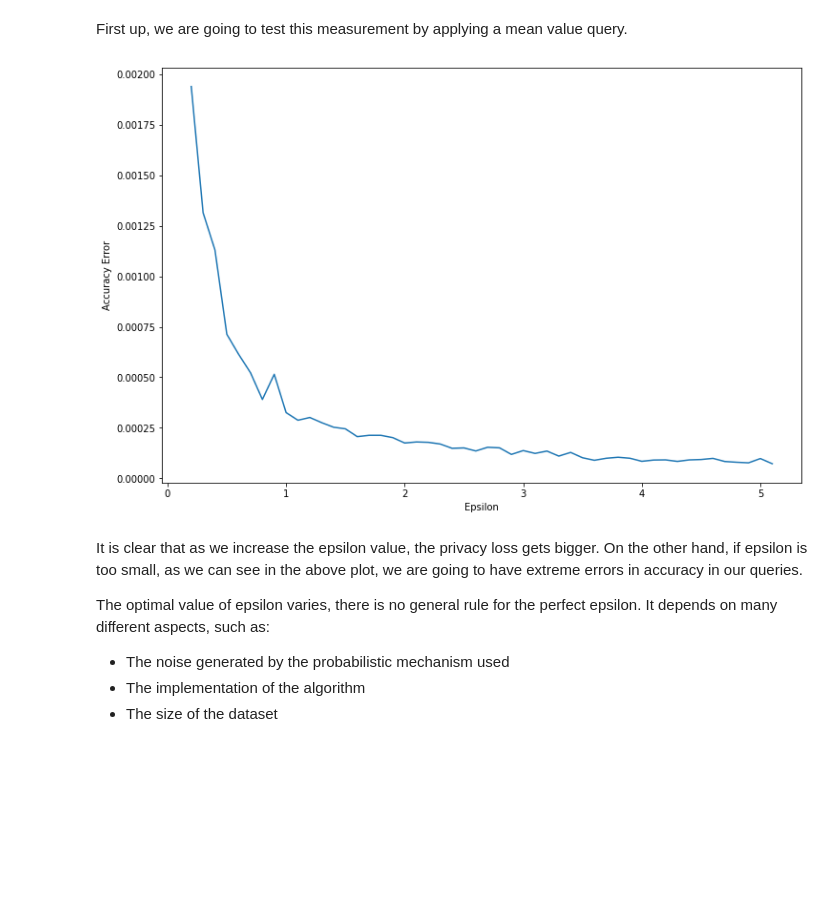
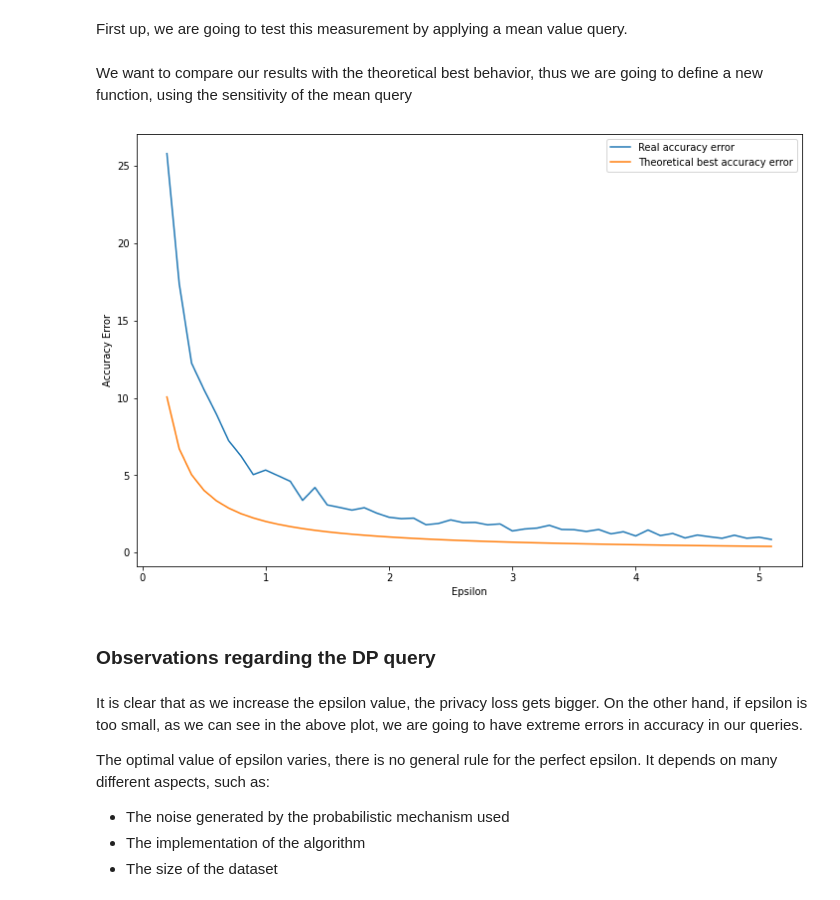
Before and after one commit to nikosgalanis/local-dp-protocols, a Jupyter notebook: ibm_lib_work/epsilon_measurements.ipynb, the cells around one changed output. Saved outputs shown, nothing was run; the diff lists cells and outputs as text; code cells hidden in the pictures; blank space fills up the shorter version.

Commit message:
Epsilon measurements possibly completed

```diff
--- a/ibm_lib_work/epsilon_measurements.ipynb
+++ b/ibm_lib_work/epsilon_measurements.ipynb
@@ -55,7 +56,7 @@ def accuracy_error(non_dp_query, dp_query, bounds, dataset, epsilon = 1):
         # result with dp. subject to change in every loop
         res_with_dp = dp_query(dataset, bounds = bounds, epsilon = epsilon)
         # absolute error of the 2 computations
-        diff = abs(res_wo_dp - res_with_dp) / res_wo_dp
+        diff = abs(res_wo_dp - res_with_dp)
         # append the error in the error list
         acc.append(diff)
     # return the mean error of our computations
@@ -62,0 +70,21 @@ def accuracy_error(non_dp_query, dp_query, bounds, dataset, epsilon = 1):
+# %%
+#compute the sensiticity of a query in a given dataset
+def sensitivity(query, df, column):
+    # only choose a small portion of the dataset to check
+    size = df[column].count() // 100
+    # keep a list of the sensitivities
+    senses = []
+    for i in range(0,size):
+        # get a random element of the dataset
+        rand_index = random.randint(0,size)
+        # run the query in the dataset
+        f_x = query(df[column])
+        # remove the selected element from the dataset
+        new_df = df.drop(df.index[rand_index])
+        # and reun the query again
+        f_y = query(new_df[column])
+        # define the sensitivity and append it to the list
+        res = abs(f_x - f_y)
+        senses.insert(0,res)
+    # the result that we want is the max of the sensitivities computed
+    return max(senses)
@@ -62,0 +93,3 @@ def accuracy_error(non_dp_query, dp_query, bounds, dataset, epsilon = 1):
+# %%
+sens = sensitivity(np.mean, df, "Average Total Payments")
+print(sens)
@@ -76,16 +112,27 @@ results = []
 for e in epsilon:
     res = accuracy_error(np.mean, dp.tools.mean, total_payment_range, df['Average Total Payments'].tolist(), epsilon = e)
     results.append(res)
+# %% [markdown]
+We want to compare our results with the theoretical best behavior, thus we are going to define a new function, using the sensitivity of the mean query
 # %%
+# define the best possible accuracy error
+theoretical_best = sens/epsilon
+
 # plot the result
 plt.figure(figsize = (12,8))
 
-plt.plot(epsilon, results)
+plt.plot(epsilon, results, label='Real accuracy error')
+plt.plot(epsilon, theoretical_best, label="Theoretical best accuracy error")
+
+plt.legend(loc='best')
+
 plt.xlabel('Epsilon')
 plt.ylabel('Accuracy Error')
 plt.show()
 # %% [output]
-[figure, old version]
+[figure, new version]
+# %% [markdown]
+### Observations regarding the DP query
 # %% [markdown]
 It is clear that as we increase the epsilon value, the privacy loss gets bigger. On the other hand, if epsilon is too small, as we can see in the above plot, we are going to have extreme errors in accuracy in our queries.
 
```
Also changed, not shown: parts of 7 cells of this notebook.
